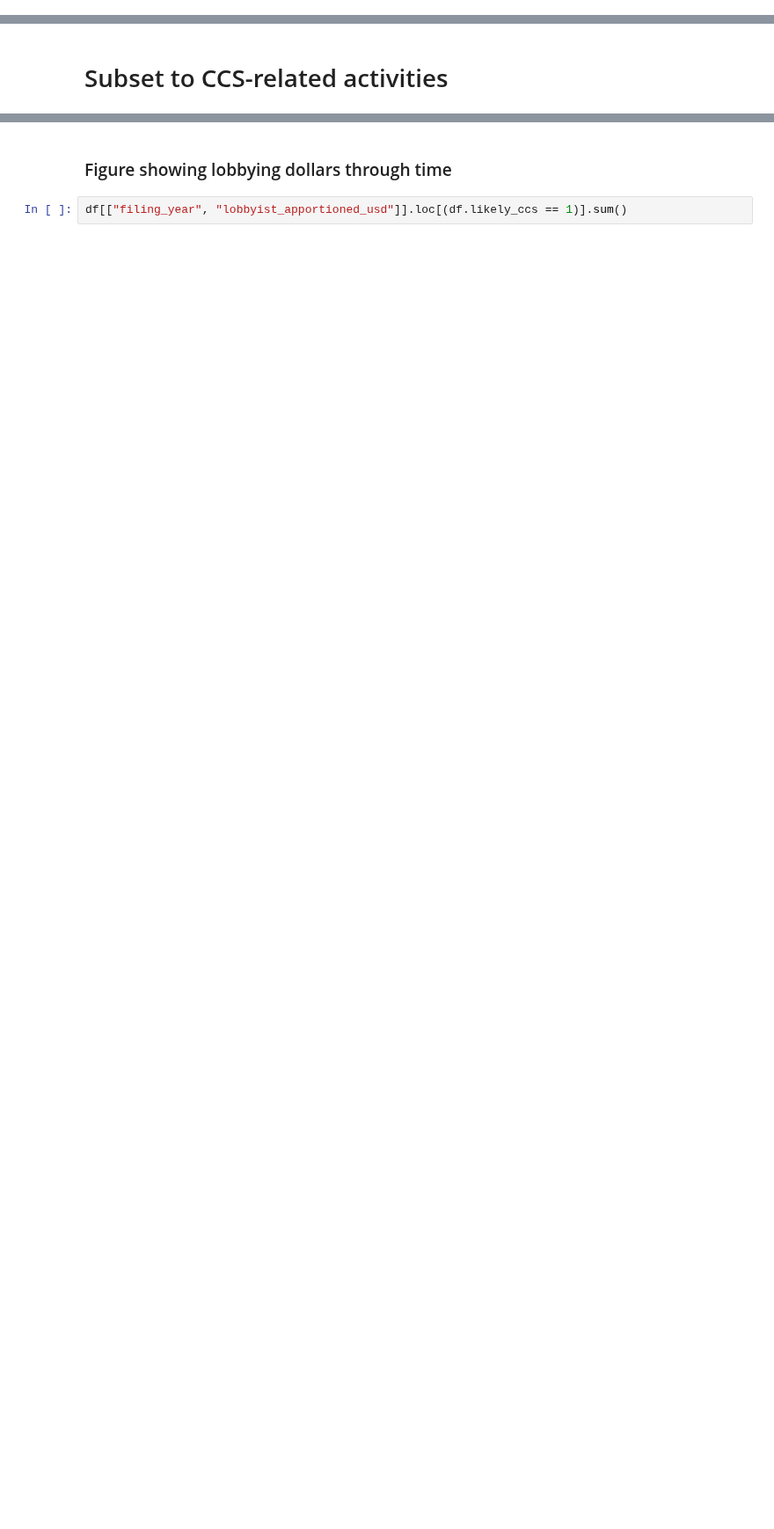
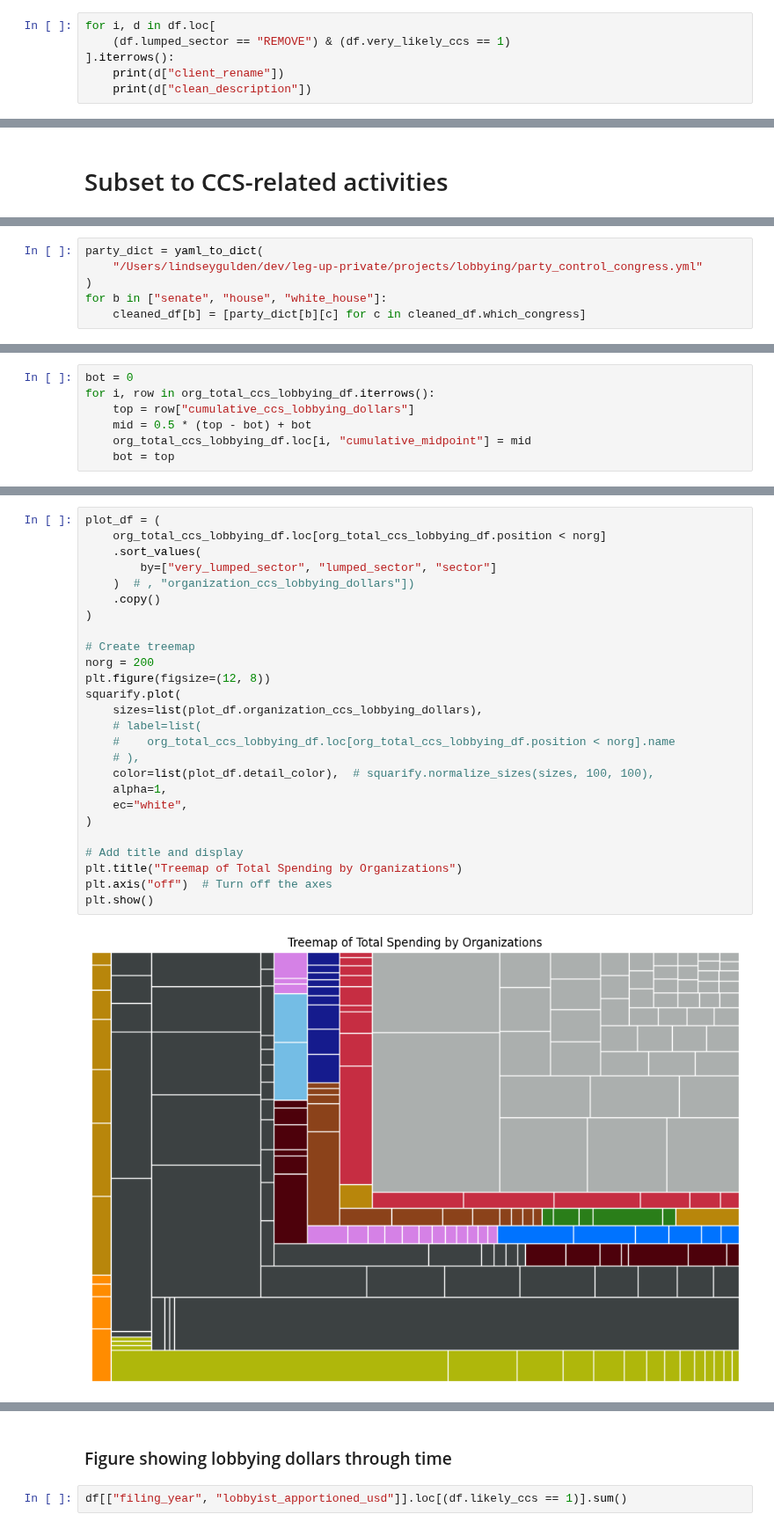
Before and after one commit to lindseygulden/leg-up, a Jupyter notebook: projects/lobbying/lobbying.ipynb, the cells around one changed output, grey strips where cells are left out. Shown at 88% size. Saved outputs shown, nothing was run; the diff lists cells and outputs as text; blank space fills up the shorter version.

```diff
--- a/projects/lobbying/lobbying.ipynb
+++ b/projects/lobbying/lobbying.ipynb
@@ -686,0 +709,6 @@ df[
+# %%
+for i, d in df.loc[
+    (df.lumped_sector == "REMOVE") & (df.very_likely_ccs == 1)
+].iterrows():
+    print(d["client_rename"])
+    print(d["clean_description"])
@@ -715,0 +779,6 @@ cleaned_df.who_is_lobbying.value_counts()
+# %%
+party_dict = yaml_to_dict(
+    "/Users/lindseygulden/dev/leg-up-private/projects/lobbying/party_control_congress.yml"
+)
+for b in ["senate", "house", "white_house"]:
+    cleaned_df[b] = [party_dict[b][c] for c in cleaned_df.which_congress]
@@ -719,0 +1093,7 @@ df[["sector", "lobbyist_apportioned_usd", "activity_apportioned_usd"]].loc[
+# %%
+bot = 0
+for i, row in org_total_ccs_lobbying_df.iterrows():
+    top = row["cumulative_ccs_lobbying_dollars"]
+    mid = 0.5 * (top - bot) + bot
+    org_total_ccs_lobbying_df.loc[i, "cumulative_midpoint"] = mid
+    bot = top
@@ -719,0 +1200,28 @@ df[["sector", "lobbyist_apportioned_usd", "activity_apportioned_usd"]].loc[
+# %%
+plot_df = (
+    org_total_ccs_lobbying_df.loc[org_total_ccs_lobbying_df.position < norg]
+    .sort_values(
+        by=["very_lumped_sector", "lumped_sector", "sector"]
+    )  # , "organization_ccs_lobbying_dollars"])
+    .copy()
+)
+
+# Create treemap
+norg = 200
+plt.figure(figsize=(12, 8))
+squarify.plot(
+    sizes=list(plot_df.organization_ccs_lobbying_dollars),
+    # label=list(
+    #    org_total_ccs_lobbying_df.loc[org_total_ccs_lobbying_df.position < norg].name
+    # ),
+    color=list(plot_df.detail_color),  # squarify.normalize_sizes(sizes, 100, 100),
+    alpha=1,
+    ec="white",
+)
+
+# Add title and display
+plt.title("Treemap of Total Spending by Organizations")
+plt.axis("off")  # Turn off the axes
+plt.show()
+# %% [output]
+[figure, added]
```
Also changed, not shown: parts of 73 cells of this notebook, 12 other files.
